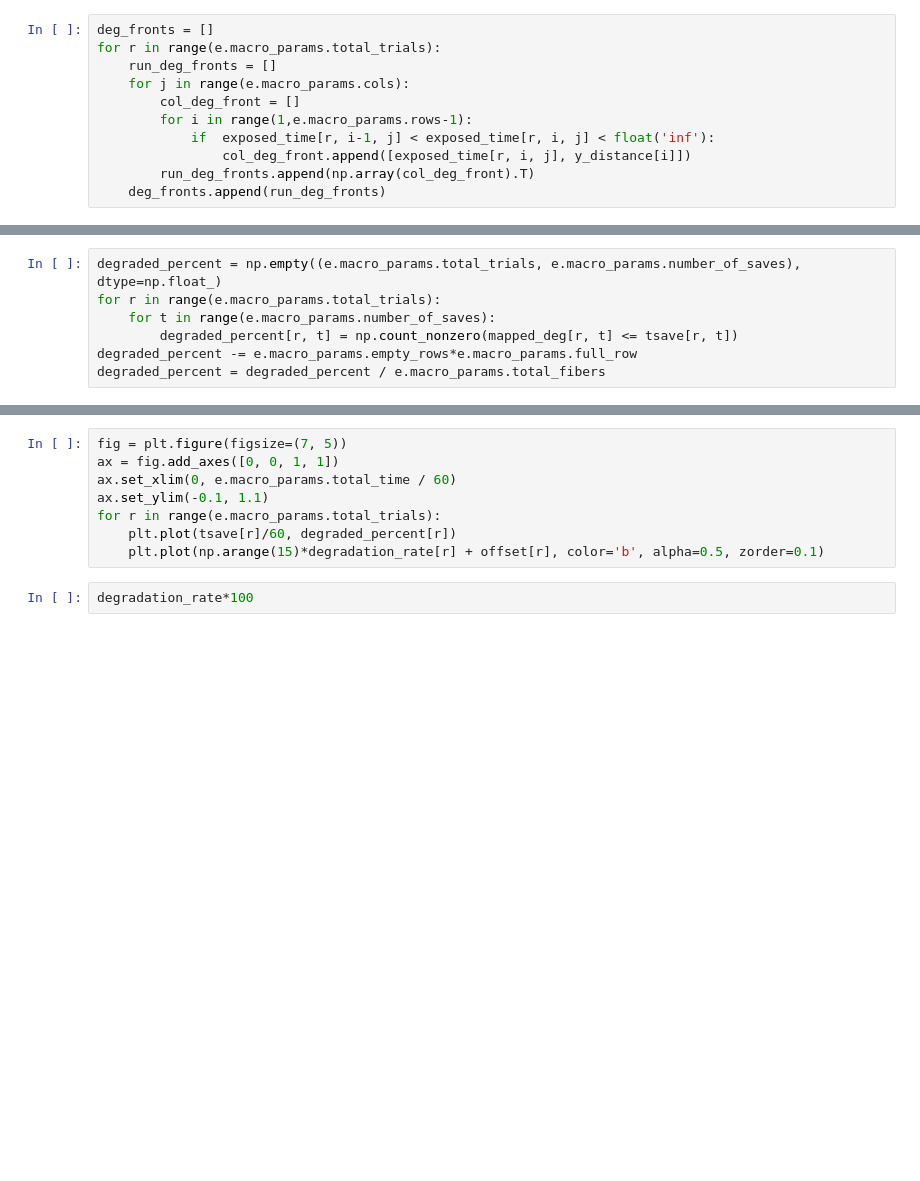
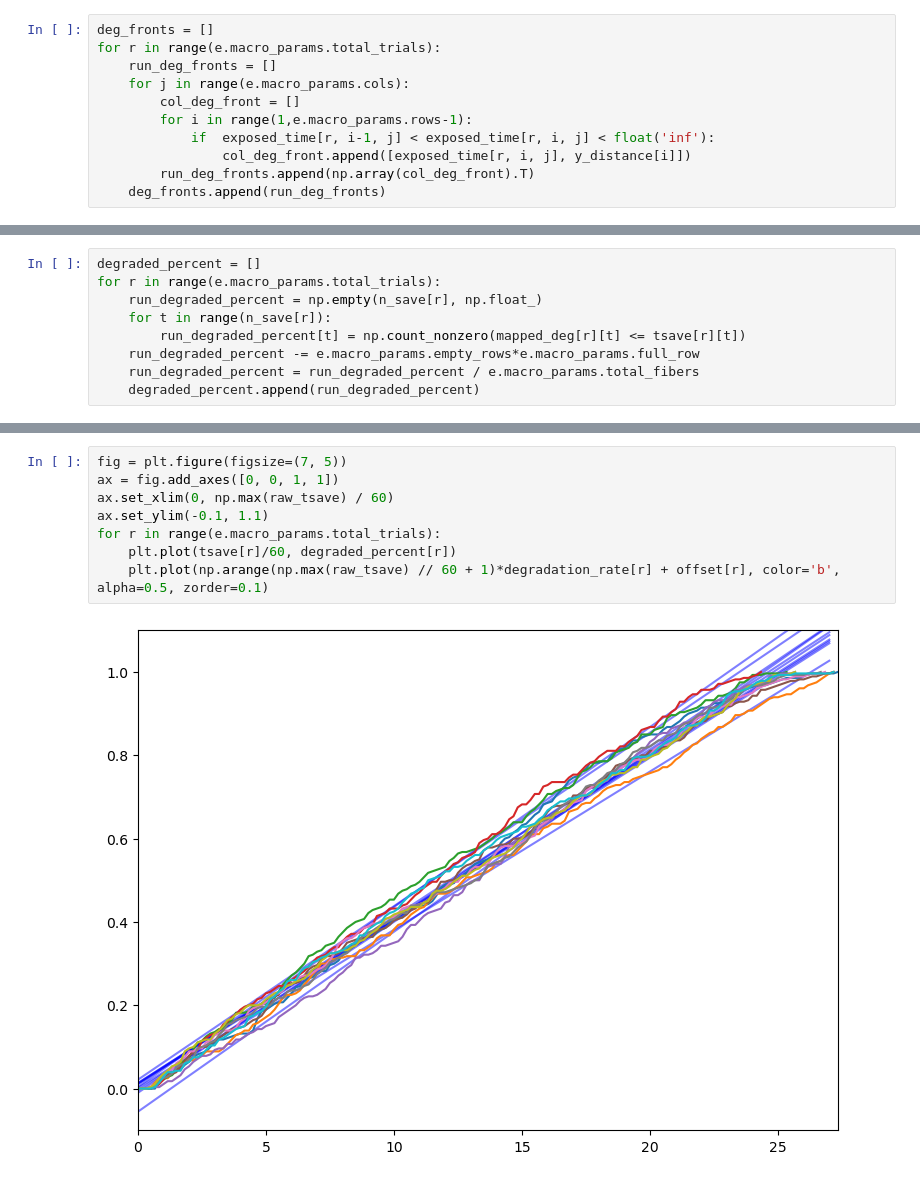
Before and after one commit to UCO-OpResearch/lysis, a Jupyter notebook: src/python/Degradation Front.ipynb, the cells around one changed output, grey strips where cells are left out. Drawn from its saved outputs; the diff is of its cells as text; blank space fills up the shorter version.

```diff
--- a/src/python/Degradation Front.ipynb
+++ b/src/python/Degradation Front.ipynb
@@ -99,9 +107,11 @@ for run in range(e.macro_params.total_trials):
 # %%
-degraded_percent = np.empty((e.macro_params.total_trials, e.macro_params.number_of_saves), dtype=np.float_)
+degraded_percent = []
 for r in range(e.macro_params.total_trials):
-    for t in range(e.macro_params.number_of_saves):
-        degraded_percent[r, t] = np.count_nonzero(mapped_deg[r, t] <= tsave[r, t])
-degraded_percent -= e.macro_params.empty_rows*e.macro_params.full_row
-degraded_percent = degraded_percent / e.macro_params.total_fibers
+    run_degraded_percent = np.empty(n_save[r], np.float_)
+    for t in range(n_save[r]):
+        run_degraded_percent[t] = np.count_nonzero(mapped_deg[r][t] <= tsave[r][t])
+    run_degraded_percent -= e.macro_params.empty_rows*e.macro_params.full_row
+    run_degraded_percent = run_degraded_percent / e.macro_params.total_fibers
+    degraded_percent.append(run_degraded_percent)
 # %%
 tolerance = 1e-3
@@ -124,11 +138,11 @@ print(f"Standard deviation of degradation rate: {np.std(degradation_rate)*100:.3
 # %%
 fig = plt.figure(figsize=(7, 5))
 ax = fig.add_axes([0, 0, 1, 1])
-ax.set_xlim(0, e.macro_params.total_time / 60)
+ax.set_xlim(0, np.max(raw_tsave) / 60)
 ax.set_ylim(-0.1, 1.1)
 for r in range(e.macro_params.total_trials):
     plt.plot(tsave[r]/60, degraded_percent[r])
-    plt.plot(np.arange(15)*degradation_rate[r] + offset[r], color='b', alpha=0.5, zorder=0.1)
+    plt.plot(np.arange(np.max(raw_tsave) // 60 + 1)*degradation_rate[r] + offset[r], color='b', alpha=0.5, zorder=0.1)
+# %% [output]
+[figure, added]
-# %%
-degradation_rate*100
 # %%
```
Also changed, not shown: parts of 11 cells of this notebook, 12 other files.
